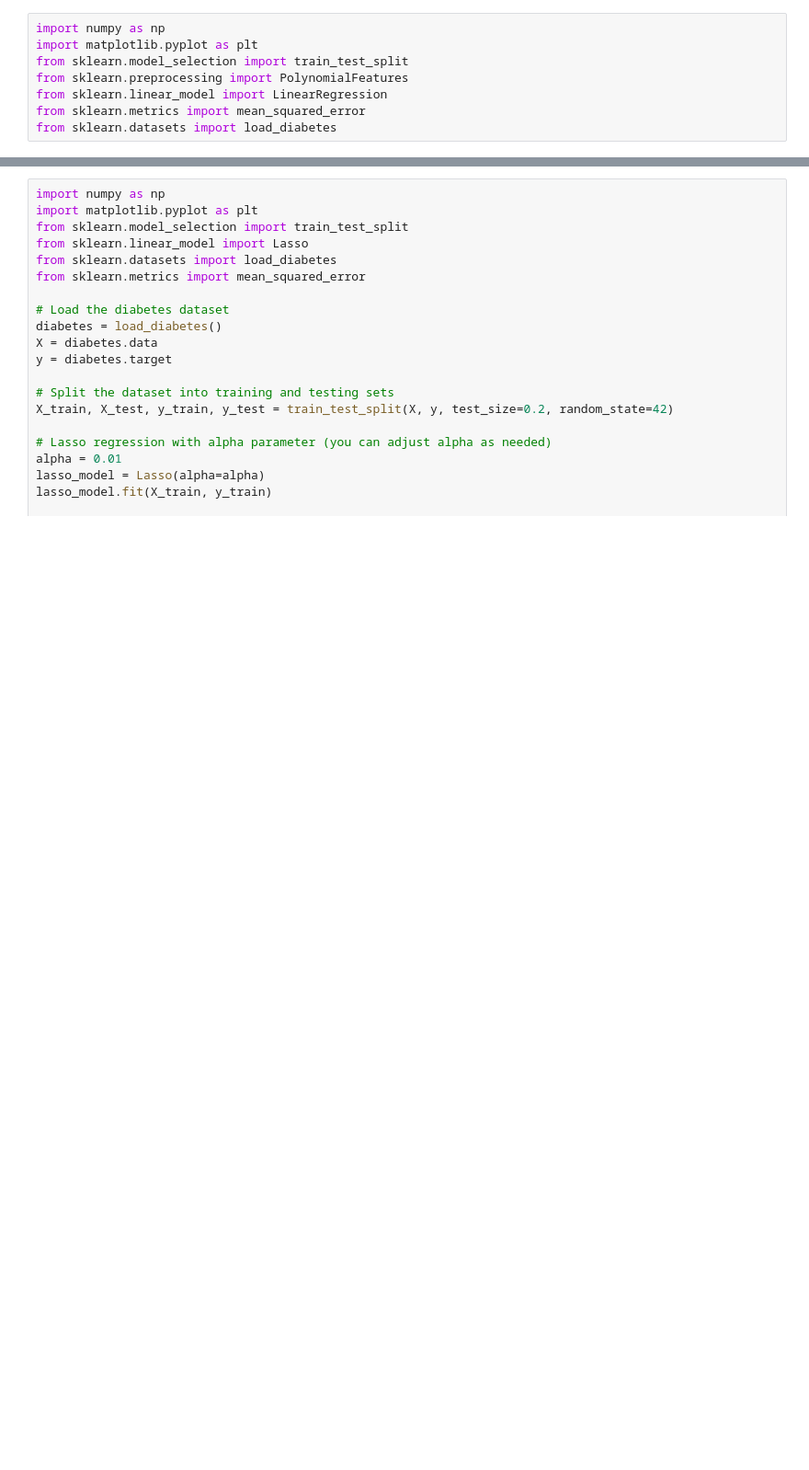
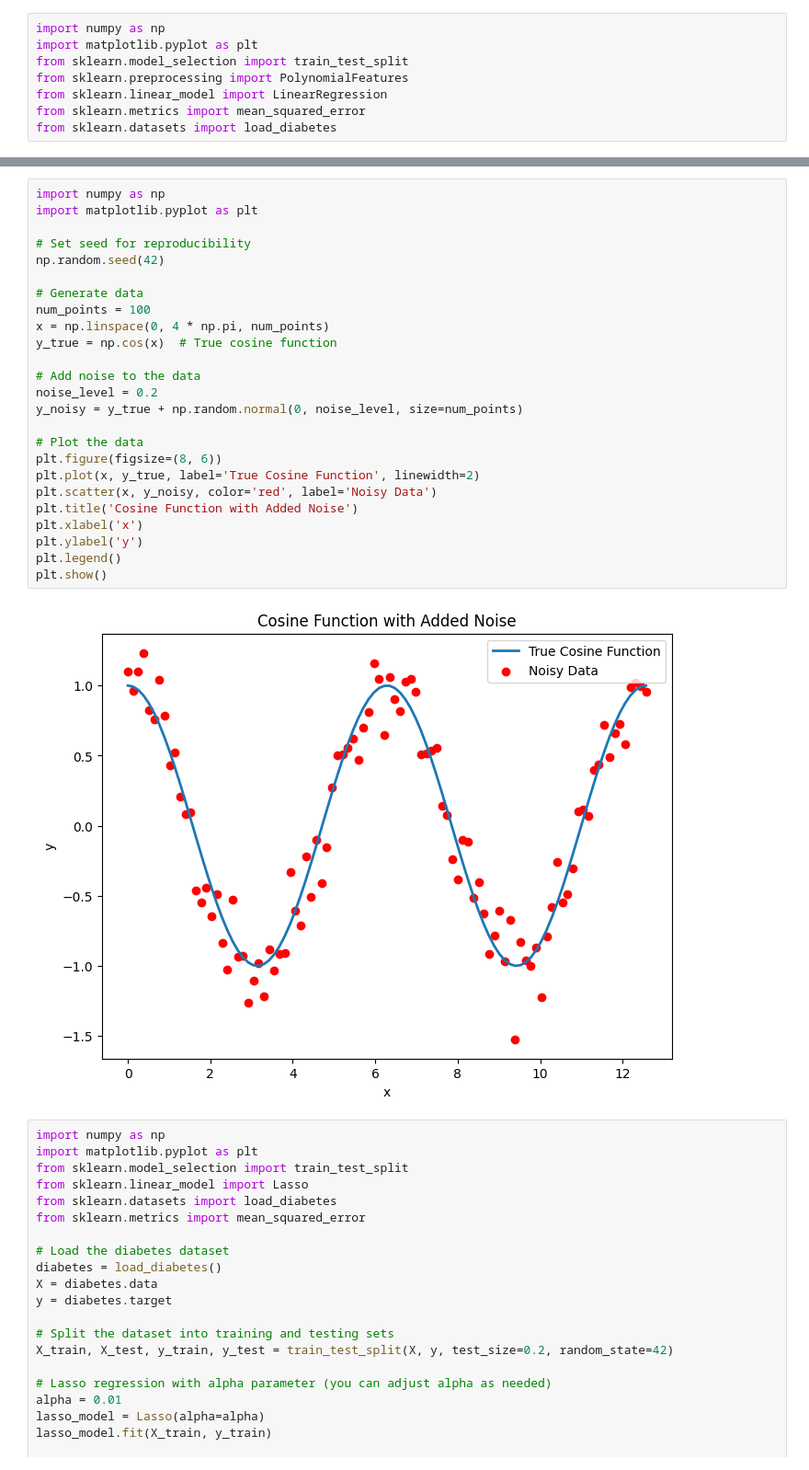
Before and after one commit to biswajit-github-2022/RKMVERI_2ND, a Jupyter notebook: class/ML/Regression/poly_reg.ipynb, the cells around one changed output, grey strips where cells are left out. Shown at 92% size. Saved outputs shown, nothing was run; the diff lists cells and outputs as text; blank space fills up the shorter version.

```diff
--- a/class/ML/Regression/poly_reg.ipynb
+++ b/class/ML/Regression/poly_reg.ipynb
@@ -48,3 +57,30 @@ Mean Squared Error: 4085.025480871632
+# %%
+import numpy as np
+import matplotlib.pyplot as plt
+
+# Set seed for reproducibility
+np.random.seed(42)
+
+# Generate data
+num_points = 100
+x = np.linspace(0, 4 * np.pi, num_points)
+y_true = np.cos(x)  # True cosine function
+
+# Add noise to the data
+noise_level = 0.2
+y_noisy = y_true + np.random.normal(0, noise_level, size=num_points)
+
+# Plot the data
+plt.figure(figsize=(8, 6))
+plt.plot(x, y_true, label='True Cosine Function', linewidth=2)
+plt.scatter(x, y_noisy, color='red', label='Noisy Data')
+plt.title('Cosine Function with Added Noise')
+plt.xlabel('x')
+plt.ylabel('y')
+plt.legend()
+plt.show()
+# %% [output]
+[figure, added]
 # %%
 import numpy as np
 import matplotlib.pyplot as plt
```
Also changed, not shown: parts of 1 cell of this notebook, 2 other files.
